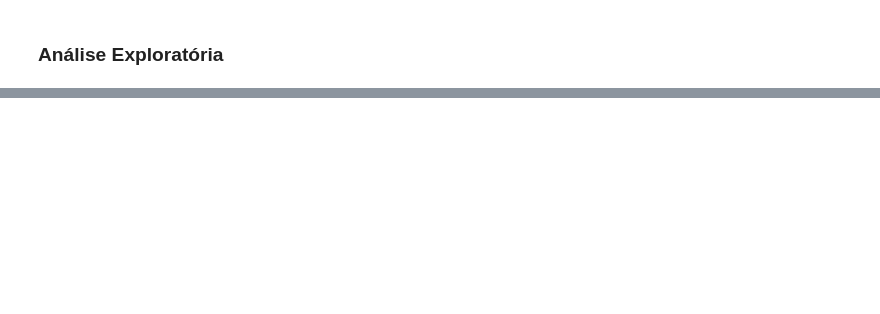
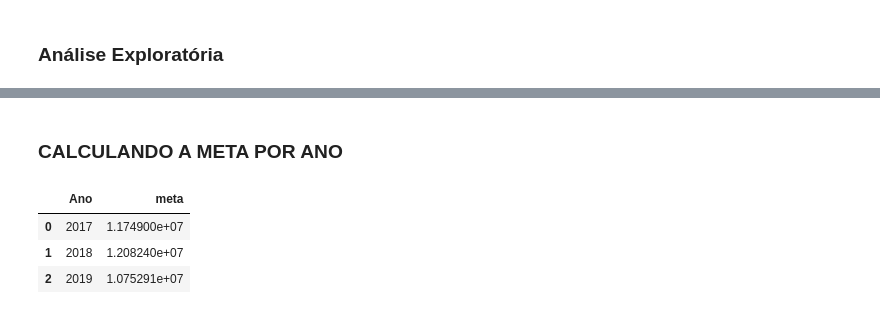
Before and after one commit to Adriano10Lacerda/fundamentos-big-data-SENAI-python, a Jupyter notebook: desafio 05.ipynb, the cells around one changed output, grey strips where cells are left out. Saved outputs shown, nothing was run; the diff lists cells and outputs as text; code cells hidden in the pictures; blank space fills up the shorter version.

```diff
--- a/desafio 05.ipynb
+++ b/desafio 05.ipynb
@@ -116,0 +119,26 @@ sns.barplot(
+# %% [markdown]
+### CALCULANDO A META POR ANO
+# %%
+# CONVERTER O TIPO DE DADO
+dfMetas['cdVendedor'] = dfMetas['cdVendedor'].astype('int')
+dfMetas['data'] = dfMetas['data'].astype('datetime64[ns]')
+dfMetas['meta'] = dfMetas['meta'].astype('float')
+
+# COMBINANDO AS TABELAS METAS E DATAS, PARA RETORNAR A COLUNA DATA
+# PARA A TABELA DE METAS
+
+df_result = pd.merge(
+                    dfMetas[['data', 'meta']],  # TABELA DA ESQUERDA
+                    dfDatas[['Data', 'Ano']],  # TABELA DA DIREITA
+                    left_on= 'data', # COLUNA DE BUSCA DA TABELA METAS
+                    right_on= 'Data' # COLUNA DE BUSCA DA TABELA DATAS
+)
+
+# AGRUPANDO OS DADOS POR ANO UTILIZANDO PD.GROUPY
+
+df_result[['Ano', 'meta']].groupby('Ano').sum().reset_index()
+# %% [output]
+|  | Ano | meta |
+| 0 | 2017 | 1.174900e+07 |
+| 1 | 2018 | 1.208240e+07 |
+| 2 | 2019 | 1.075291e+07 |
```
Also changed, not shown: parts of 6 cells of this notebook.
